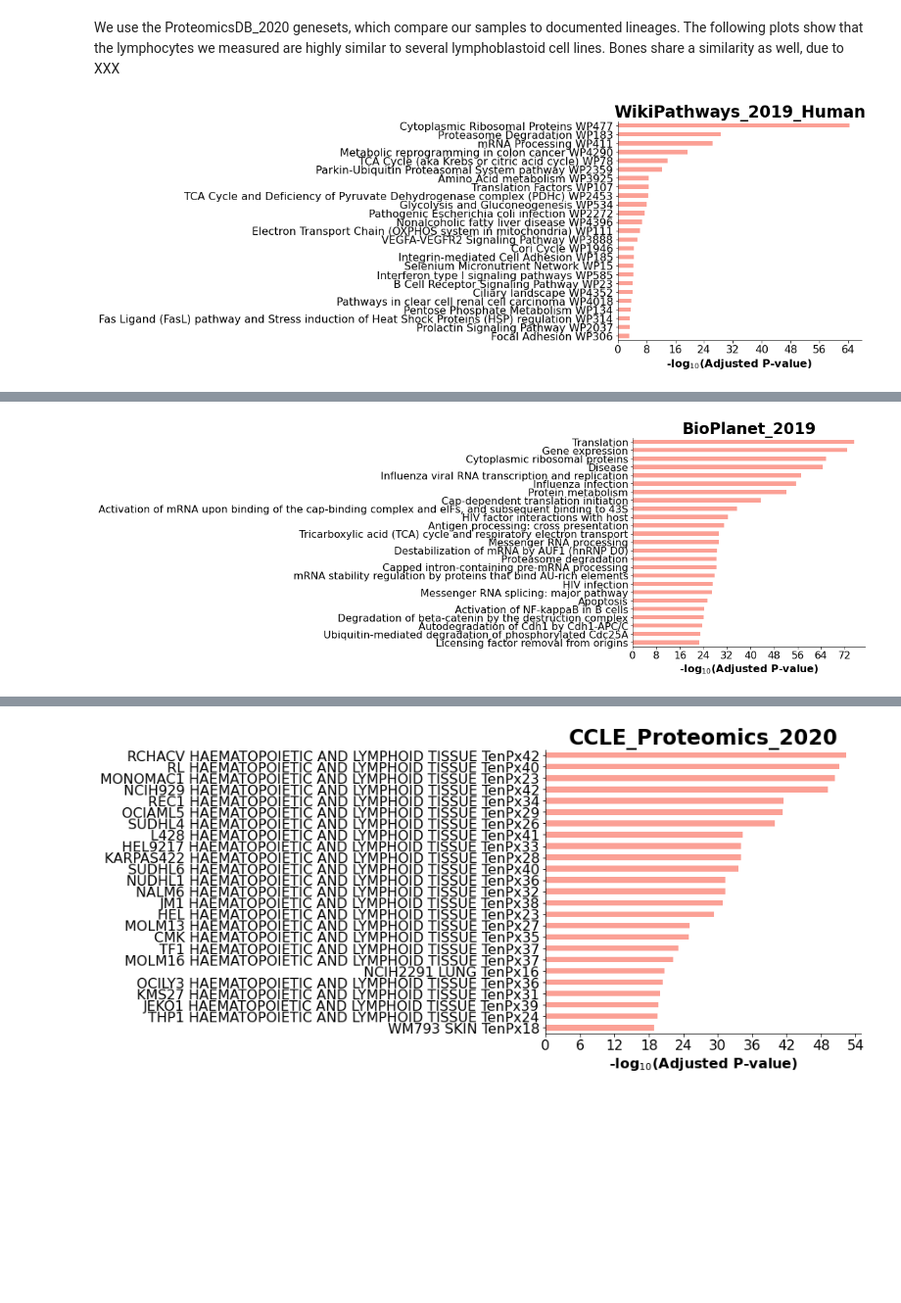
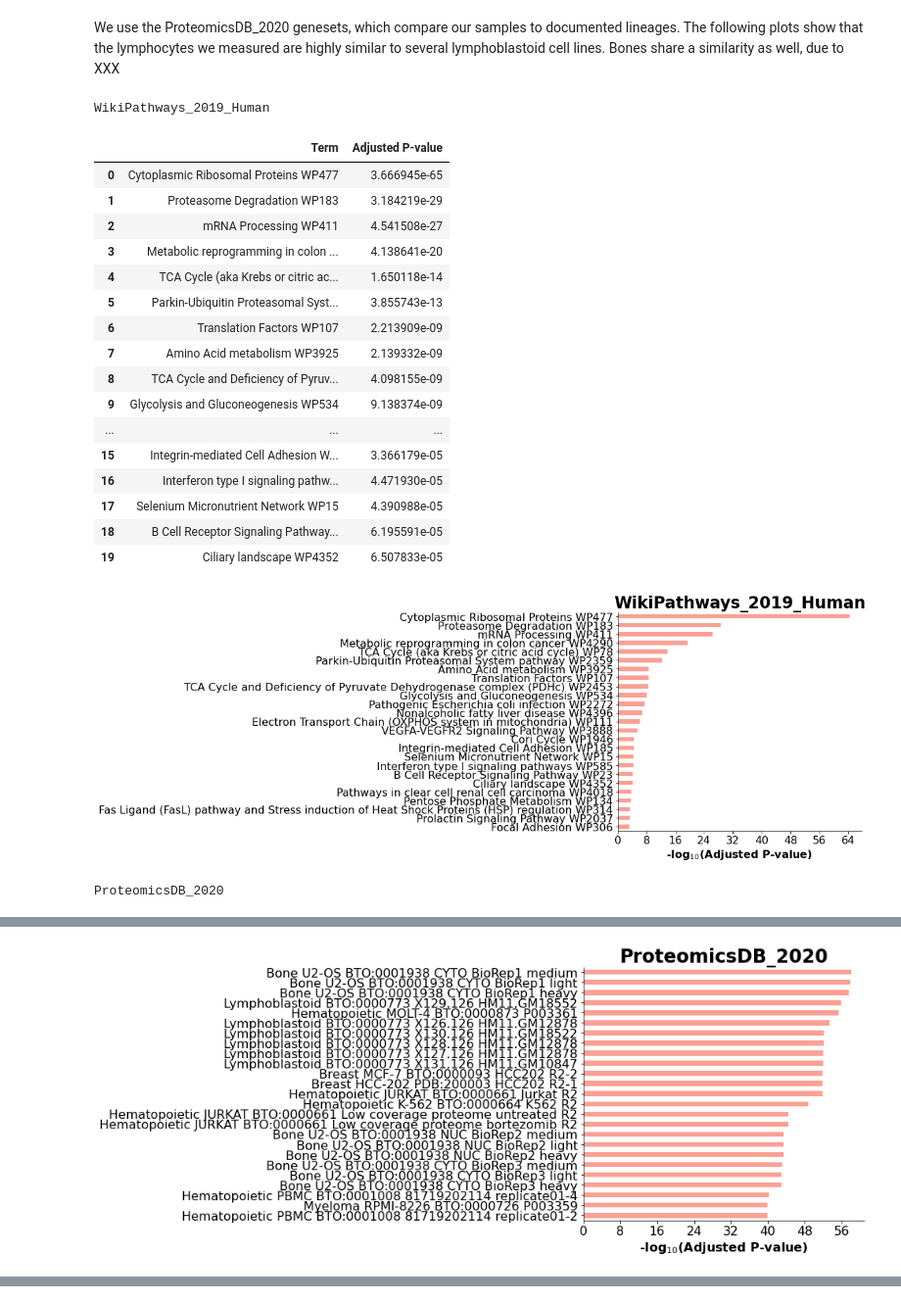
Before and after one commit to PayneLab/Lymphocytes1, a Jupyter notebook: GSEA All.ipynb, the cells around one changed output, grey strips where cells are left out. Shown: that part at 98% size. Saved outputs shown, nothing was run; the diff lists cells and outputs as text; code cells hidden in the pictures; blank space fills up the shorter version.

```diff
--- a/GSEA All.ipynb
+++ b/GSEA All.ipynb
@@ -45,9 +45,9 @@ genesets = [
 # %%
 genesets = [
     'WikiPathways_2019_Human',  #
-    'BioPlanet_2019',
+    #'BioPlanet_2019',
     'ProteomicsDB_2020',
-    'CCLE_Proteomics_2020', #says Hematopoetic and Lymphoid Tissues
+    #'CCLE_Proteomics_2020', #says Hematopoetic and Lymphoid Tissues
     'GO_Molecular_Function_2018',
 ]
 # %% [markdown]
@@ -55,12 +55,37 @@ We use the ProteomicsDB_2020 genesets, which compare our samples to documented l
 # %%
 for gset in genesets:
     enr = gp.enrichr(gene_list=list(data.Names.dropna()),
                    description="Lymphocytes",
                    gene_sets=gset,
                    outdir='/data/test/enrichr'
                 )
+
+    #as table:
+    print(gset)
+    display(enr.res2d[['Term','Adjusted P-value']][0:20])
+
+    #as barplot
     barplot(enr.res2d, title=gset, top_term=25)
     plt.show()
 #plt.savefig('data/gsea_all.png')
 # %% [output]
+WikiPathways_2019_Human
+|  | Term | Adjusted P-value |
+| 0 | Cytoplasmic Ribosomal Proteins WP477 | 3.666945e-65 |
+| 1 | Proteasome Degradation WP183 | 3.184219e-29 |
+| 2 | mRNA Processing WP411 | 4.541508e-27 |
+| 3 | Metabolic reprogramming in colon ... | 4.138641e-20 |
+| 4 | TCA Cycle (aka Krebs or citric ac... | 1.650118e-14 |
+| 5 | Parkin-Ubiquitin Proteasomal Syst... | 3.855743e-13 |
+| 6 | Translation Factors WP107 | 2.213909e-09 |
+| 7 | Amino Acid metabolism WP3925 | 2.139332e-09 |
+| 8 | TCA Cycle and Deficiency of Pyruv... | 4.098155e-09 |
+| 9 | Glycolysis and Gluconeogenesis WP534 | 9.138374e-09 |
+| ... | ... | ... |
+| 15 | Integrin-mediated Cell Adhesion W... | 3.366179e-05 |
+| 16 | Interferon type I signaling pathw... | 4.471930e-05 |
+| 17 | Selenium Micronutrient Network WP15 | 4.390988e-05 |
+| 18 | B Cell Receptor Signaling Pathway... | 6.195591e-05 |
+| 19 | Ciliary landscape WP4352 | 6.507833e-05 |
 [figure]
+ProteomicsDB_2020
@@ -67 +109 @@ for gset in genesets:
-[figure, old version]
+[figure, new version]
@@ -69 +128,0 @@ for gset in genesets:
-[figure, removed]
```
Also changed, not shown: parts of 1 cell of this notebook, 1 other file.
